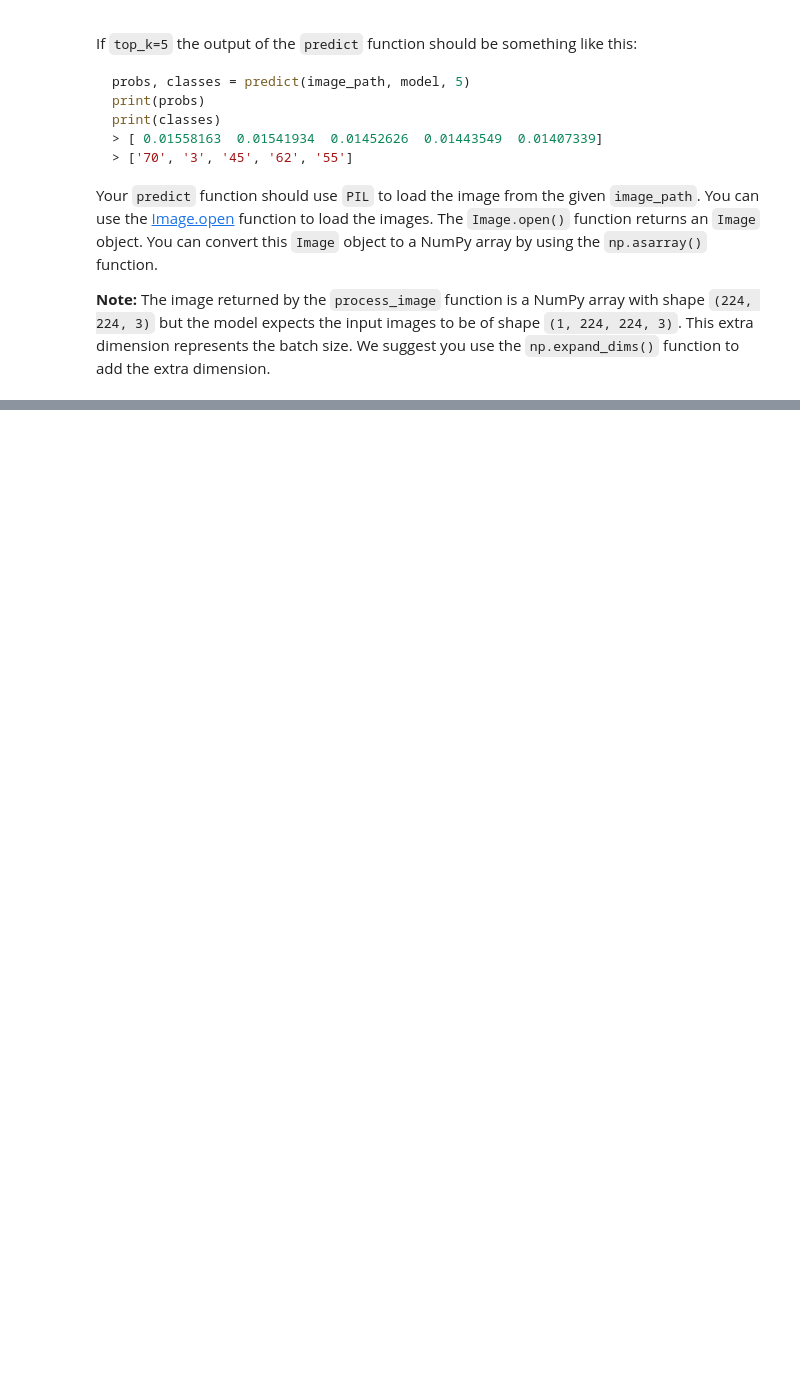
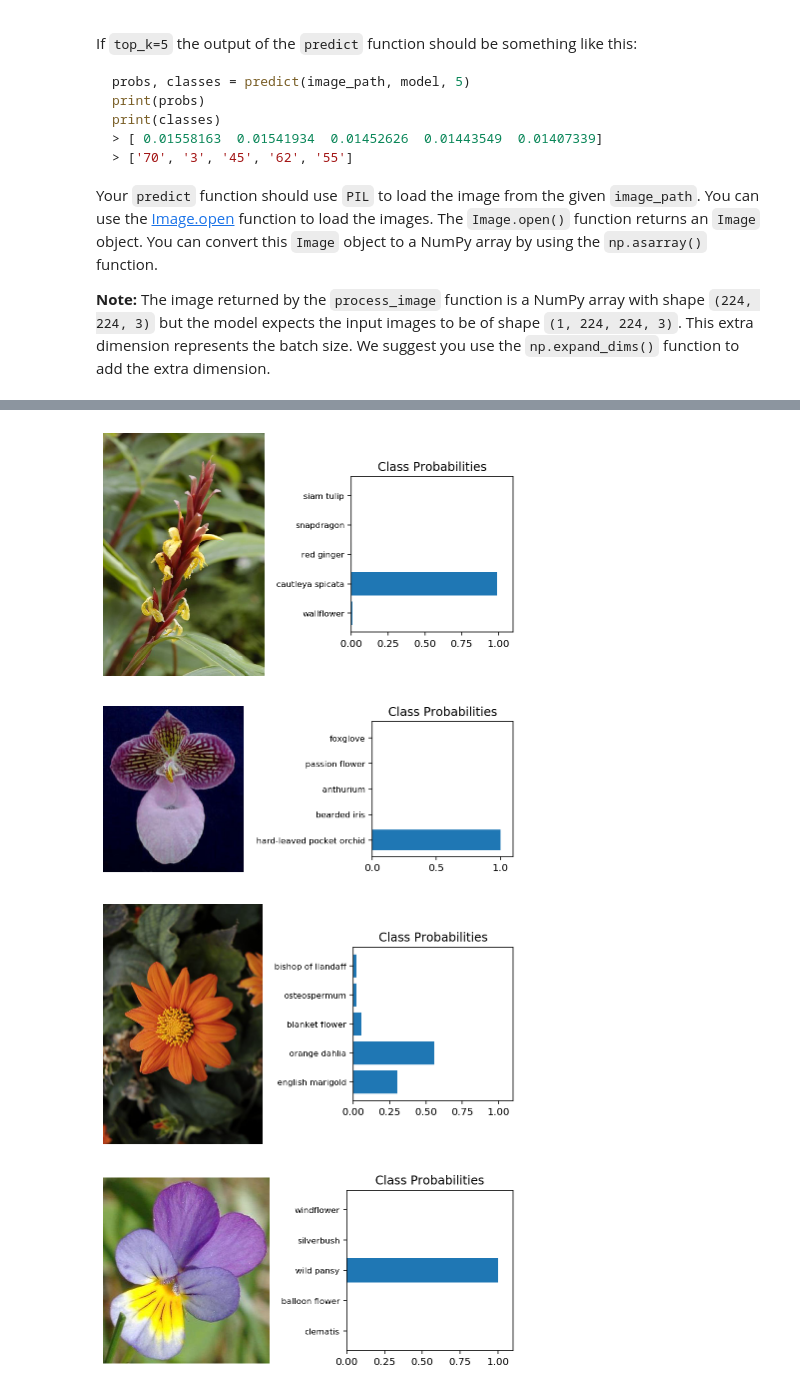
Before and after one commit to azie-ginanjar/image_classifier, a Jupyter notebook: Project_Image_Classifier_Project.ipynb, the cells around one changed output, grey strips where cells are left out. Drawn from its saved outputs; the diff is of its cells as text; code cells hidden in the pictures; blank space fills up the shorter version.

```diff
--- a/Project_Image_Classifier_Project.ipynb
+++ b/Project_Image_Classifier_Project.ipynb
@@ -191,3 +338,12 @@ Finally, convert your image back to a NumPy array using the `.numpy()` method.
+# %%
+# TODO: Create the process_image function
+
+def process_image(image):
+    image = tf.cast(image, tf.float32)
+    image = tf.image.resize(image, (224, 224))
+    image /= 255
+    image = image.numpy()
+    return image
 # %% [markdown]
 To check your `process_image` function we have provided 4 images in the `./test_images/` folder:
 
@@ -242,3 +398,17 @@ Your `predict` function should use `PIL` to load the image from the given `image
+# %%
+# TODO: Create the predict function
+
+def predict(image_path, model, top_k=5):
+    im = Image.open(image_path)
+    image = np.asarray(im)
+    processed_image = process_image(image)
+    final_img = np.expand_dims(processed_image, axis=0)
+
+    preds = model.predict(final_img)
+
+    probs = - np.partition(-preds[0], top_k)[:top_k]
+    classes = np.argpartition(-preds[0], top_k)[:top_k]
+    return probs, classes
 # %% [markdown]
 # Sanity Check
 
@@ -258,0 +427,24 @@ You can convert from the class integer labels to actual flower names using `clas
+# %%
+# TODO: Plot the input image along with the top 5 classes
+file_names = ['cautleya_spicata.jpg','hard-leaved_pocket_orchid.jpg','orange_dahlia.jpg','wild_pansy.jpg']
+top_k = 5
+for filename in file_names:
+    image_path = './test_images/' + filename
+    image = np.asarray(Image.open(image_path)).squeeze()
+    probs, classes = predict(image_path, model, top_k)
+    fig, (ax1, ax2) = plt.subplots(figsize=(6,9), ncols=2)
+    ax1.imshow(image)
+    ax1.axis('off')
+    ax2.barh(np.arange(top_k), probs)
+    ax2.set_aspect(0.2)
+    ax2.set_yticks(np.arange(top_k))
+    keys = [str(x+1) for x in list(classes)] #add 1 to the class index to match the json dict keys
+    ax2.set_yticklabels([class_names.get(key) for key in keys], size='small')
+    ax2.set_title('Class Probabilities')
+    ax2.set_xlim(0, 1.1)
+    plt.tight_layout()
+# %% [output]
+[figure, added]
+[figure, added]
+[figure, added]
+[figure, added]
```
Also changed, not shown: parts of 20 cells of this notebook, 2 other files.
